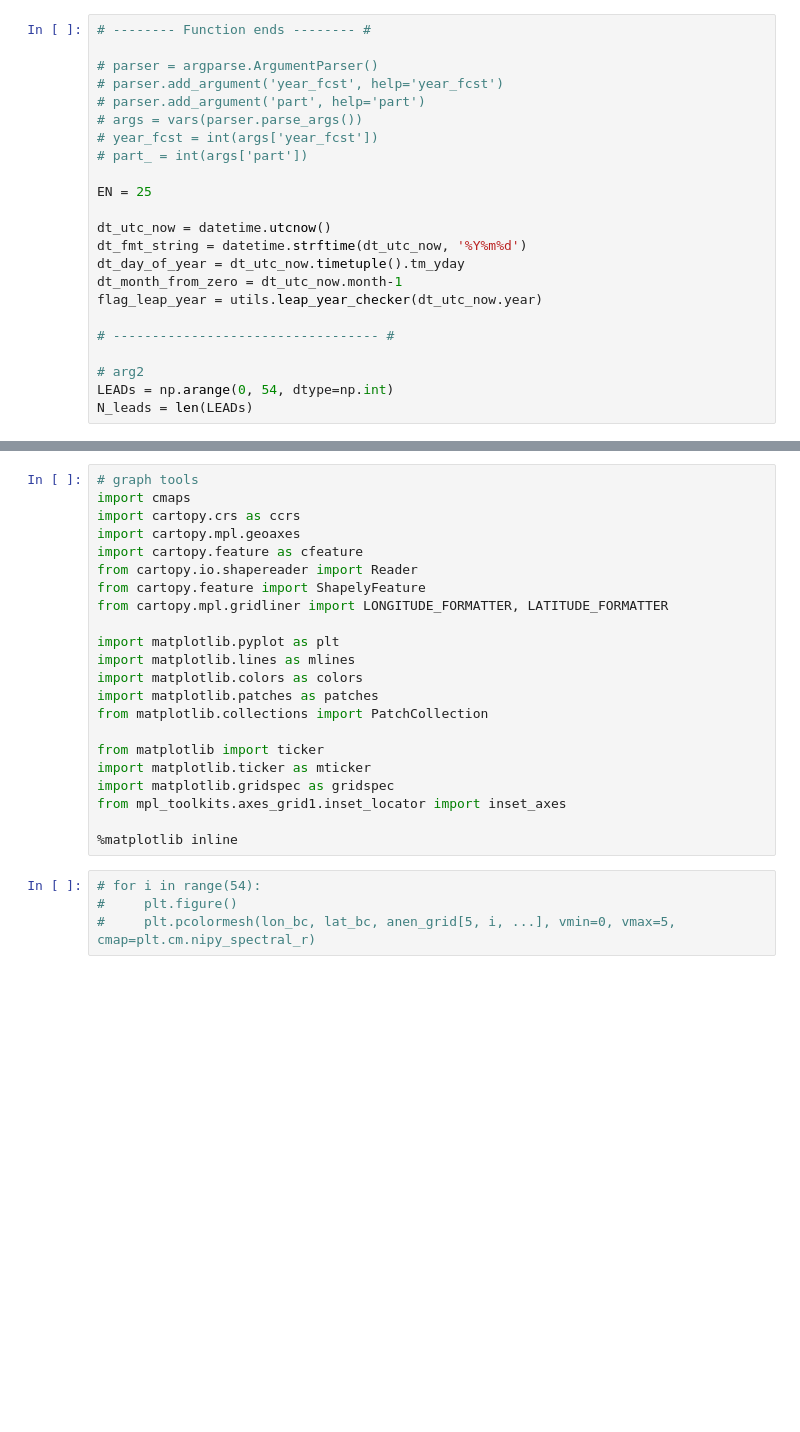
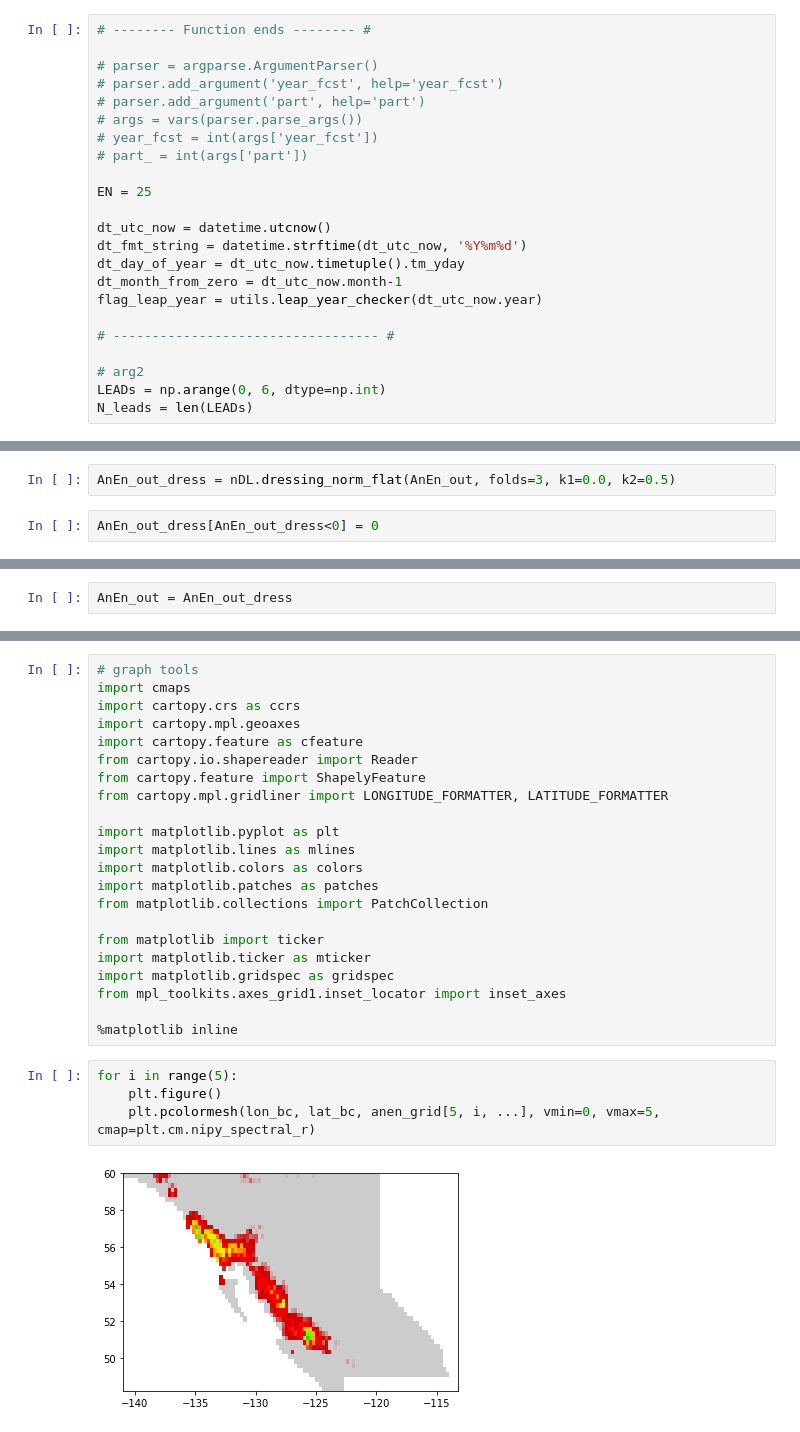
Before and after one commit to yingkaisha/WFRT-PP-DEV, a Jupyter notebook: notebooks/DEV02_AnEn_main_routine.ipynb, the cells around one changed output, grey strips where cells are left out. Saved outputs shown, nothing was run; the diff lists cells and outputs as text; blank space fills up the shorter version.

```diff
--- a/notebooks/DEV02_AnEn_main_routine.ipynb
+++ b/notebooks/DEV02_AnEn_main_routine.ipynb
@@ -40,7 +40,7 @@ flag_leap_year = utils.leap_year_checker(dt_utc_now.year)
 # ---------------------------------- #
 
 # arg2
-LEADs = np.arange(0, 54, dtype=np.int)
+LEADs = np.arange(0, 6, dtype=np.int)
 N_leads = len(LEADs)
 # %%
 year_analog = np.arange(2000, 2019)
@@ -145,0 +141,4 @@ AnEn_out.shape
+# %%
+AnEn_out_dress = nDL.dressing_norm_flat(AnEn_out, folds=3, k1=0.0, k2=0.5)
+# %%
+AnEn_out_dress[AnEn_out_dress<0] = 0
@@ -146,3 +160,5 @@ AnEn_out.shape
+# %%
+AnEn_out = AnEn_out_dress
 # %% [markdown]
 # MDSS
 # %%
@@ -274,6 +284,8 @@ from mpl_toolkits.axes_grid1.inset_locator import inset_axes
 
 %matplotlib inline
 # %%
-# for i in range(54):
-#     plt.figure()
-#     plt.pcolormesh(lon_bc, lat_bc, anen_grid[5, i, ...], vmin=0, vmax=5, cmap=plt.cm.nipy_spectral_r)
+for i in range(5):
+    plt.figure()
+    plt.pcolormesh(lon_bc, lat_bc, anen_grid[5, i, ...], vmin=0, vmax=5, cmap=plt.cm.nipy_spectral_r)
+# %% [output]
+[figure, added]
```
Also changed, not shown: parts of 11 cells of this notebook, 8 other files.
